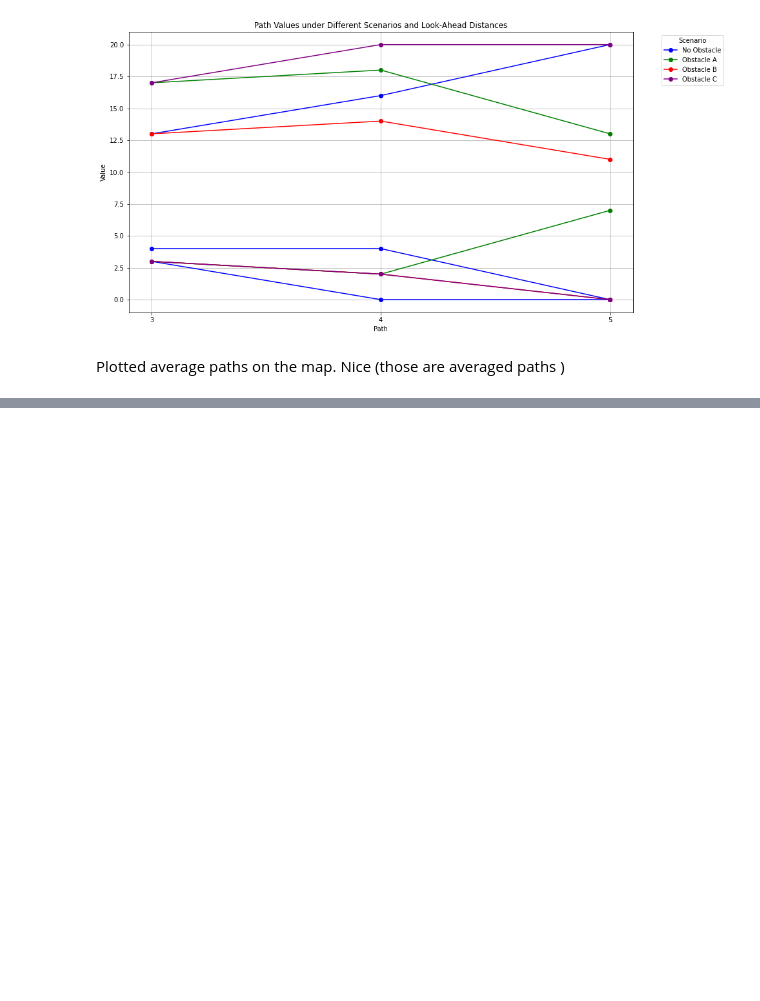
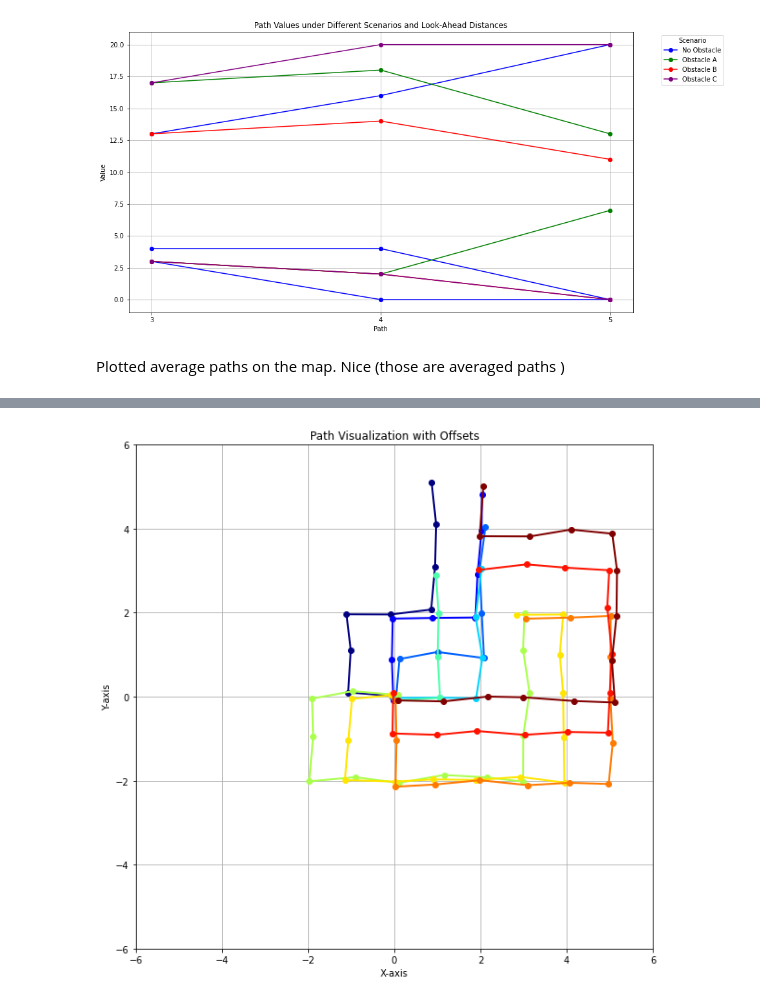
Before and after one commit to my-name-is-D/high_level_nav_planning, a Jupyter notebook: results_plotted.ipynb, the cells around one changed output, grey strips where cells are left out. Saved outputs shown, nothing was run; the diff lists cells and outputs as text; code cells hidden in the pictures; blank space fills up the shorter version.

```diff
--- a/results_plotted.ipynb
+++ b/results_plotted.ipynb
@@ -1009,0 +1183,6 @@ for i in range(len(path2)):
+# %%
+import numpy as np
+possible_actions = {'LEFT':0, 'RIGHT':1, 'UP':2, 'DOWN':3, 'STAY':4}
+# p =define_static_policies(3,possible_actions)
+# print(len(p))
+# p
@@ -1009,0 +1308,6 @@ for i in range(len(path2)):
+# %%
+p =define_static_policies(lookahead=13,actions_dict=possible_actions)
+p_str=[]
+for path in p:
+    p_str.append(from_int_to_str(path))
+    print(p_str[-1])
@@ -1009,0 +1405,4 @@ for i in range(len(path2)):
+# %%
+plot_paths_with_offset(p_str[25:35])
+# %% [output]
+[figure, added]
```
Also changed, not shown: parts of 17 cells of this notebook, 5 other files.
